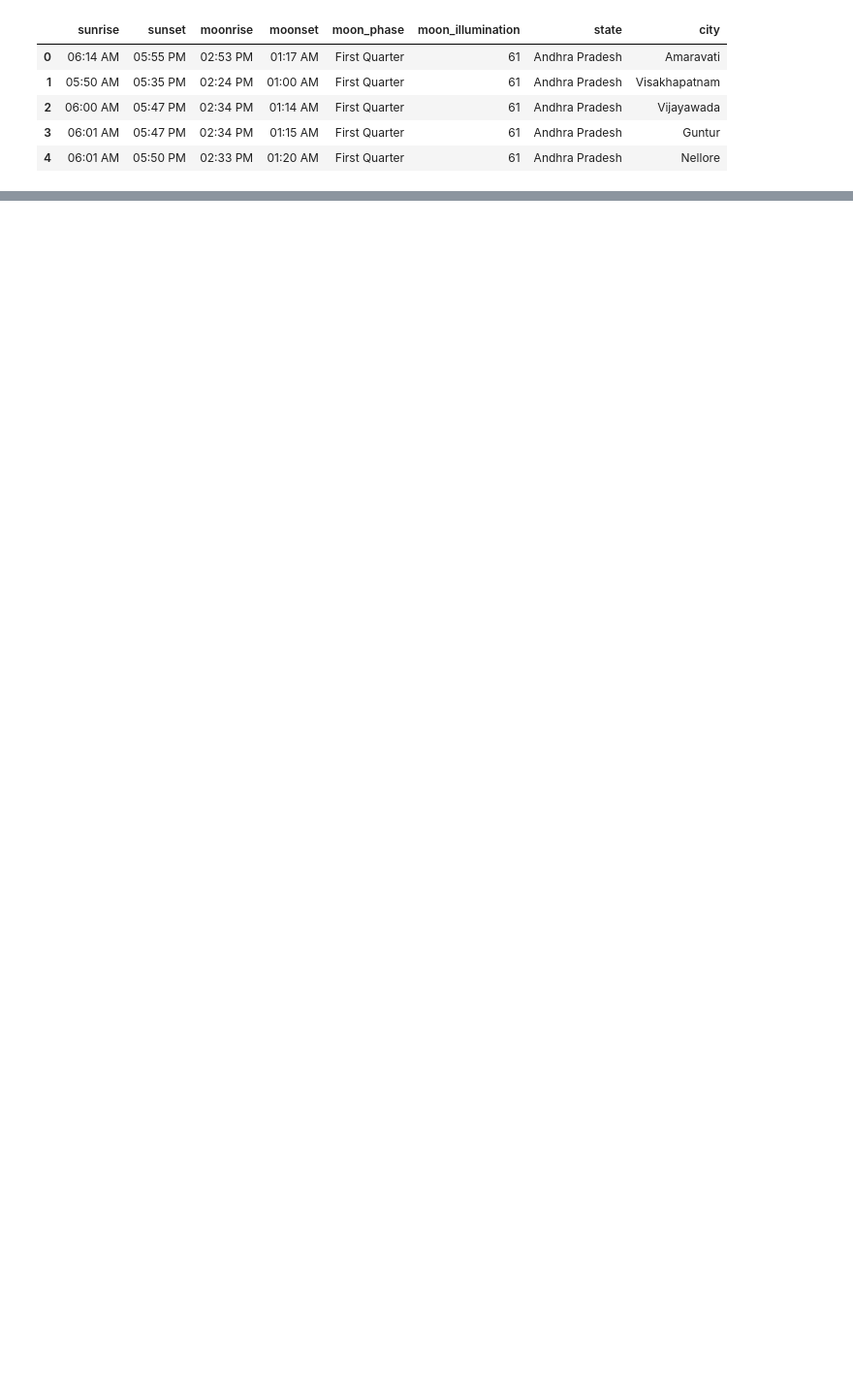
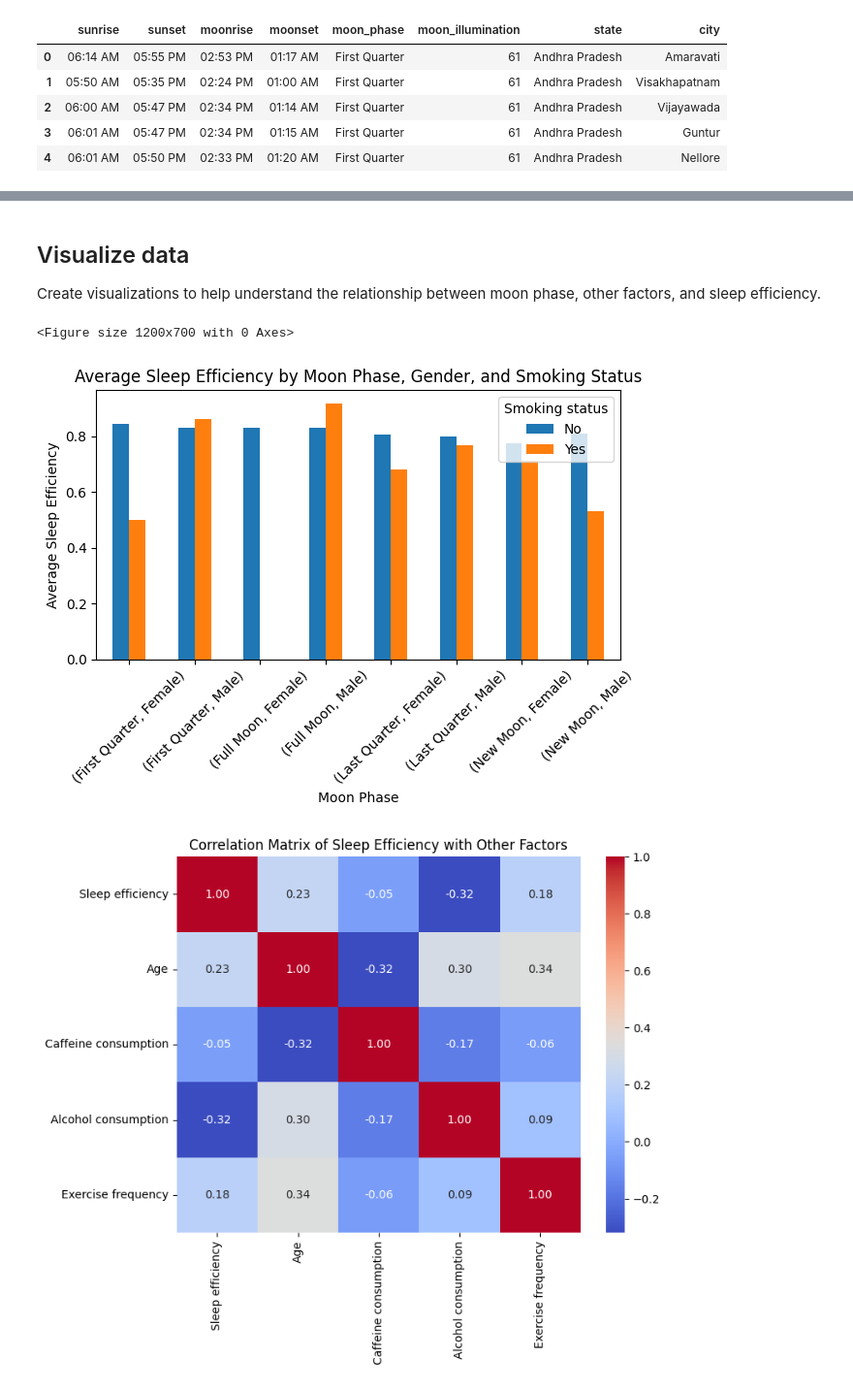
Before and after one commit to narenkarthick90/Nakshatra_SW, a Jupyter notebook: Moon&WeatherPred.ipynb, the cells around one changed output, grey strips where cells are left out. Shown at 97% size. Cells and saved outputs as stored; diff of their text form; code cells hidden in the pictures; blank space fills up the shorter version.

```diff
--- a/Moon&WeatherPred.ipynb
+++ b/Moon&WeatherPred.ipynb
@@ -59,0 +211,4 @@ df1.head()
+# %%
+grouped_sleep_efficiency = merged_df.groupby(['Moon Phase', 'Gender', 'Smoking status'])['Sleep efficiency'].mean().unstack()
+print("Average Sleep Efficiency by Moon Phase, Gender, and Smoking Status:")
+display(grouped_sleep_efficiency)
@@ -59,0 +227,4 @@ df1.head()
+# %%
+correlation_matrix = merged_df[['Sleep efficiency', 'Age', 'Caffeine consumption', 'Alcohol consumption', 'Exercise frequency']].corr()
+print("\nCorrelation Matrix of Sleep Efficiency with Other Factors:")
+display(correlation_matrix)
@@ -59,0 +239,21 @@ df1.head()
+# %% [markdown]
+## Visualize data
+Create visualizations to help understand the relationship between moon phase, other factors, and sleep efficiency.
+# %%
+plt.figure(figsize=(12, 7))
+grouped_sleep_efficiency.plot(kind='bar')
+plt.xlabel('Moon Phase')
+plt.ylabel('Average Sleep Efficiency')
+plt.title('Average Sleep Efficiency by Moon Phase, Gender, and Smoking Status')
+plt.xticks(rotation=45)
+plt.tight_layout()
+plt.show()
+
+plt.figure(figsize=(8, 6))
+sns.heatmap(correlation_matrix, annot=True, cmap='coolwarm', fmt=".2f")
+plt.title('Correlation Matrix of Sleep Efficiency with Other Factors')
+plt.show()
+# %% [output]
+<Figure size 1200x700 with 0 Axes>
+[figure, added]
+[figure, added]
```
Also changed, not shown: parts of 33 cells of this notebook.
